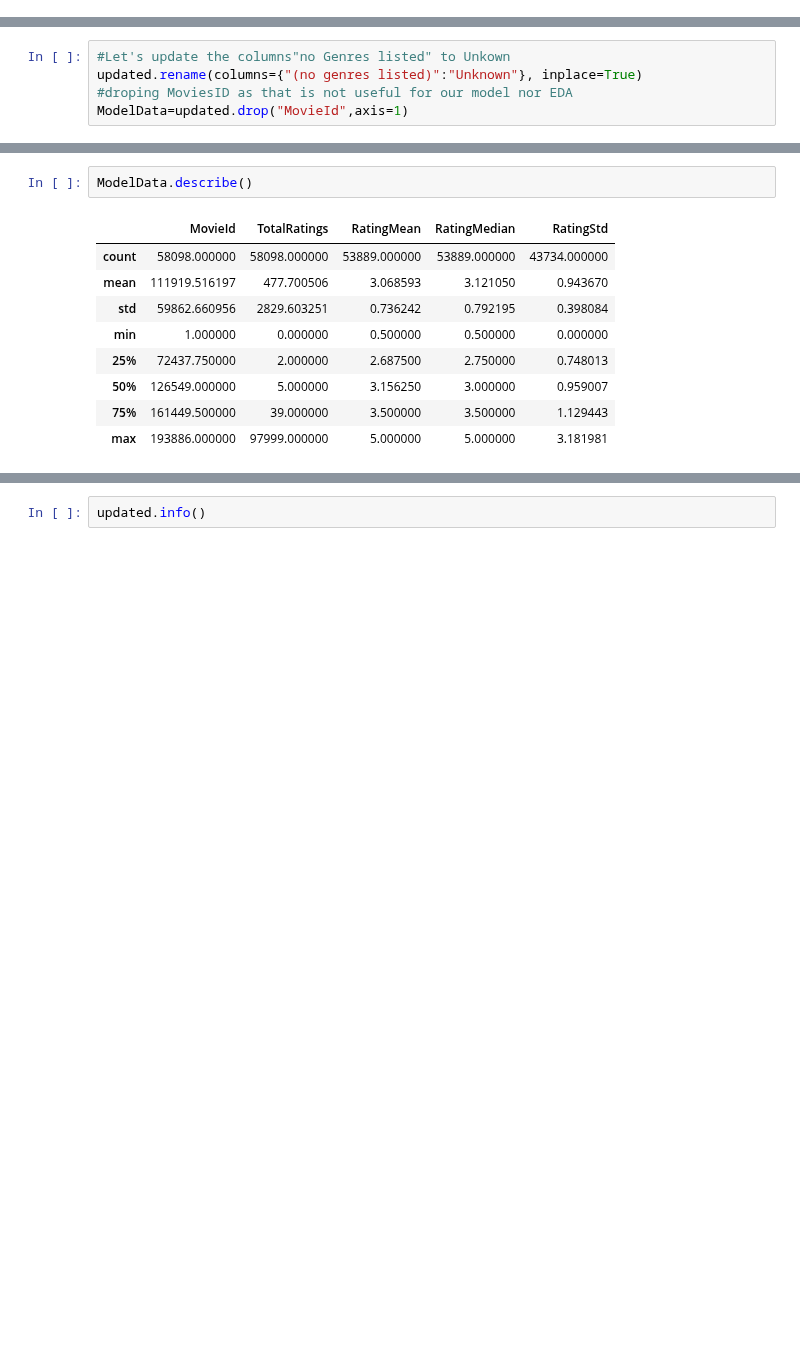
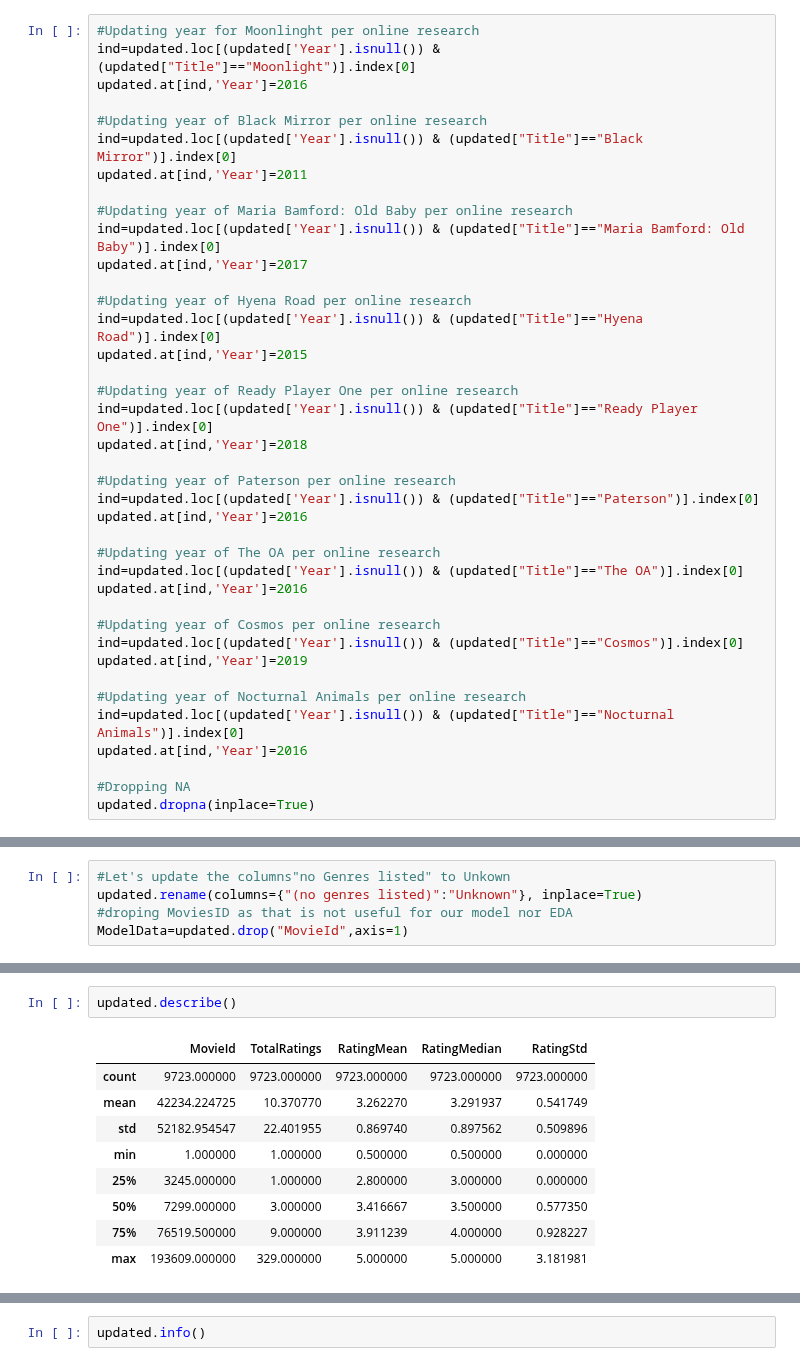
Before and after one commit to lauraah10/MachineLearning_Projects, a Jupyter notebook: Lab3_Clustering.ipynb, the cells around one changed output, grey strips where cells are left out. Drawn from its saved outputs; the diff is of its cells as text; blank space fills up the shorter version.

```diff
--- a/Lab3_Clustering.ipynb
+++ b/Lab3_Clustering.ipynb
@@ -73,0 +146,39 @@ dtype: int64
+# %%
+#Updating year for Moonlinght per online research
+ind=updated.loc[(updated['Year'].isnull()) & (updated["Title"]=="Moonlight")].index[0]
+updated.at[ind,'Year']=2016
+
+#Updating year of Black Mirror per online research
+ind=updated.loc[(updated['Year'].isnull()) & (updated["Title"]=="Black Mirror")].index[0]
+updated.at[ind,'Year']=2011
+
+#Updating year of Maria Bamford: Old Baby per online research
+ind=updated.loc[(updated['Year'].isnull()) & (updated["Title"]=="Maria Bamford: Old Baby")].index[0]
+updated.at[ind,'Year']=2017
+
+#Updating year of Hyena Road per online research
+ind=updated.loc[(updated['Year'].isnull()) & (updated["Title"]=="Hyena Road")].index[0]
+updated.at[ind,'Year']=2015
+
+#Updating year of Ready Player One per online research
+ind=updated.loc[(updated['Year'].isnull()) & (updated["Title"]=="Ready Player One")].index[0]
+updated.at[ind,'Year']=2018
+
+#Updating year of Paterson per online research
+ind=updated.loc[(updated['Year'].isnull()) & (updated["Title"]=="Paterson")].index[0]
+updated.at[ind,'Year']=2016
+
+#Updating year of The OA per online research
+ind=updated.loc[(updated['Year'].isnull()) & (updated["Title"]=="The OA")].index[0]
+updated.at[ind,'Year']=2016
+
+#Updating year of Cosmos per online research
+ind=updated.loc[(updated['Year'].isnull()) & (updated["Title"]=="Cosmos")].index[0]
+updated.at[ind,'Year']=2019
+
+#Updating year of Nocturnal Animals per online research
+ind=updated.loc[(updated['Year'].isnull()) & (updated["Title"]=="Nocturnal Animals")].index[0]
+updated.at[ind,'Year']=2016
+
+#Dropping NA
+updated.dropna(inplace=True)
@@ -228,15 +367,15 @@ Index(['TotalRatings', 'RatingMean', 'RatingMedian', 'RatingStd', 'Title',
 + We can see that there was movies with no ratings
 # %%
-ModelData.describe()
+updated.describe()
 # %% [output]
 |  | MovieId | TotalRatings | RatingMean | RatingMedian | RatingStd |
-| count | 58098.000000 | 58098.000000 | 53889.000000 | 53889.000000 | 43734.000000 |
-| mean | 111919.516197 | 477.700506 | 3.068593 | 3.121050 | 0.943670 |
-| std | 59862.660956 | 2829.603251 | 0.736242 | 0.792195 | 0.398084 |
-| min | 1.000000 | 0.000000 | 0.500000 | 0.500000 | 0.000000 |
-| 25% | 72437.750000 | 2.000000 | 2.687500 | 2.750000 | 0.748013 |
-| 50% | 126549.000000 | 5.000000 | 3.156250 | 3.000000 | 0.959007 |
-| 75% | 161449.500000 | 39.000000 | 3.500000 | 3.500000 | 1.129443 |
-| max | 193886.000000 | 97999.000000 | 5.000000 | 5.000000 | 3.181981 |
+| count | 9723.000000 | 9723.000000 | 9723.000000 | 9723.000000 | 9723.000000 |
+| mean | 42234.224725 | 10.370770 | 3.262270 | 3.291937 | 0.541749 |
+| std | 52182.954547 | 22.401955 | 0.869740 | 0.897562 | 0.509896 |
+| min | 1.000000 | 1.000000 | 0.500000 | 0.500000 | 0.000000 |
+| 25% | 3245.000000 | 1.000000 | 2.800000 | 3.000000 | 0.000000 |
+| 50% | 7299.000000 | 3.000000 | 3.416667 | 3.500000 | 0.577350 |
+| 75% | 76519.500000 | 9.000000 | 3.911239 | 4.000000 | 0.928227 |
+| max | 193609.000000 | 329.000000 | 5.000000 | 5.000000 | 3.181981 |
 # %% [markdown]
 # !!! There are 18 entries movies without ratings we may need to drop these entries therefore we will remove it
```
Also changed, not shown: parts of 40 cells of this notebook.
